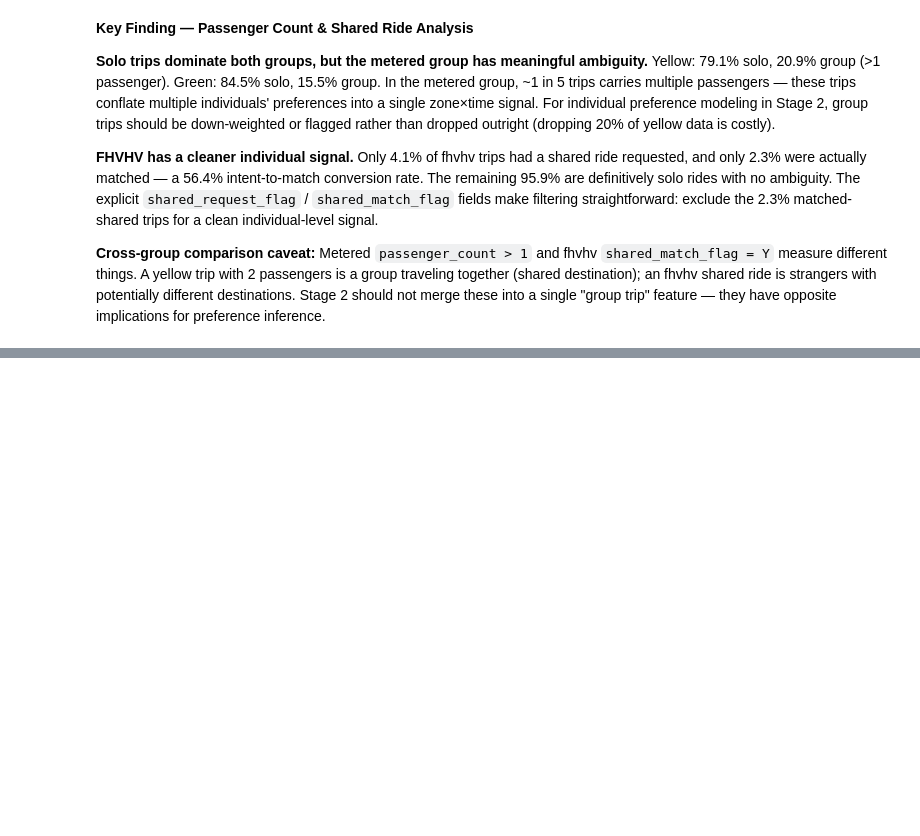
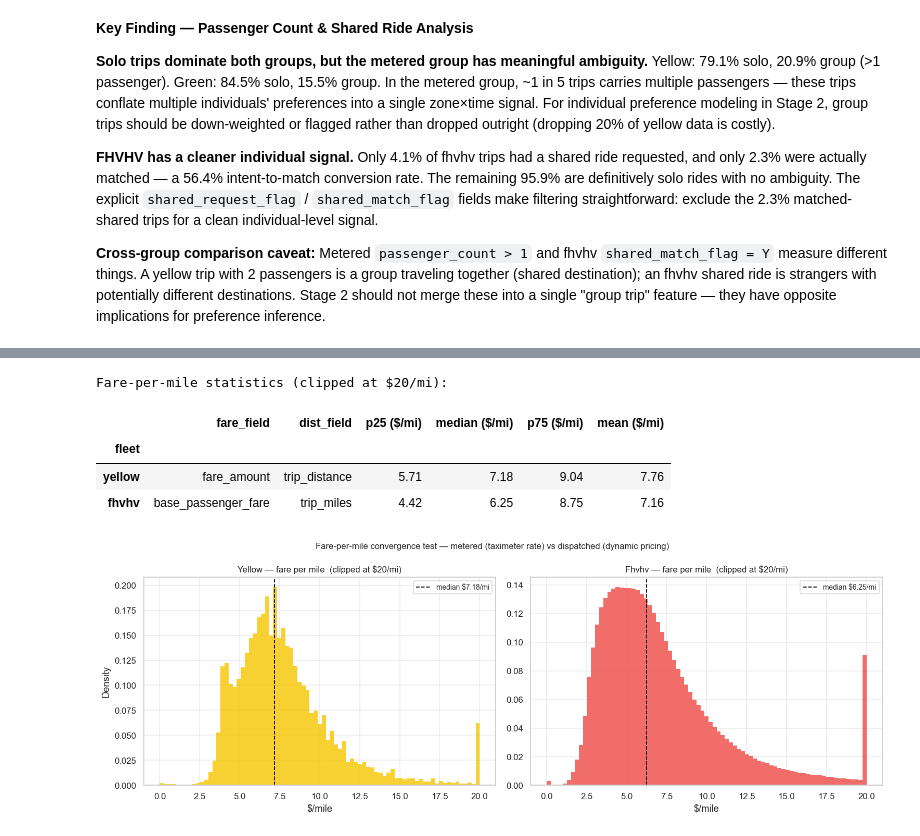
Before and after one commit to tungtt/cab-cravings, a Jupyter notebook: notebooks/01_tlc_eda.ipynb, the cells around one changed output, grey strips where cells are left out. Cells and saved outputs as stored; diff of their text form; code cells hidden in the pictures; blank space fills up the shorter version.

```diff
--- a/notebooks/01_tlc_eda.ipynb
+++ b/notebooks/01_tlc_eda.ipynb
@@ -1288,0 +1578,56 @@ FHVHV: shared requested = 4.10%  matched = 2.31%  intent→match conversion = 56
+# %%
+import numpy as np
+
+# Compute fare per mile — excludes zero/negative distance and negative fares
+fpm_data  = {}
+fpm_stats = []
+
+for fleet, fare_col, dist_col in [
+    ("yellow", "fare_amount",         "trip_distance"),
+    ("fhvhv",  "base_passenger_fare", "trip_miles")
+]:
+    df = pd.read_parquet(FLEET[fleet], columns=[fare_col, dist_col]).dropna()
+    df = df[(df[dist_col] > 0) & (df[fare_col] >= 0)]
+    fpm = (df[fare_col] / df[dist_col]).clip(0, 20)   # clip at $20/mi
+    fpm_data[fleet] = fpm
+    fpm_stats.append({
+        "fleet": fleet,
+        "fare_field": fare_col,
+        "dist_field": dist_col,
+        "p25 ($/mi)": round(fpm.quantile(0.25), 2),
+        "median ($/mi)": round(fpm.median(), 2),
+        "p75 ($/mi)": round(fpm.quantile(0.75), 2),
+        "mean ($/mi)": round(fpm.mean(), 2)
+    })
+
+print("Fare-per-mile statistics (clipped at $20/mi):")
+display(pd.DataFrame(fpm_stats).set_index("fleet"))
+
+# Side-by-side histogram (density normalised — comparable despite volume difference)
+bins = np.linspace(0, 20, 80)
+fig, axes = plt.subplots(1, 2, figsize=(14, 5))
+
+for ax, fleet in zip(axes, ["yellow", "fhvhv"]):
+    fpm = fpm_data[fleet]
+    ax.hist(fpm, bins=bins, color=FLEET_COLORS[fleet], alpha=0.85,
+            edgecolor="none", density=True)
+    ax.axvline(fpm.median(), color="black", linestyle="--", linewidth=1.2,
+               label=f"median ${fpm.median():.2f}/mi")
+    ax.set_title(f"{fleet.title()} — fare per mile  (clipped at $20/mi)", fontsize=11)
+    ax.set_xlabel("$/mile")
+    ax.set_ylabel("Density" if fleet == "yellow" else "")
+    ax.legend(fontsize=9)
+    ax.grid(alpha=0.4)
+
+plt.suptitle(
+    "Fare-per-mile convergence test — metered (taximeter rate) vs dispatched (dynamic pricing)",
+    fontsize=11)
+plt.tight_layout()
+plt.show()
+# %% [output]
+Fare-per-mile statistics (clipped at $20/mi):
+|  | fare_field | dist_field | p25 ($/mi) | median ($/mi) | p75 ($/mi) | mean ($/mi) |
+| fleet |  |  |  |  |  |  |
+| yellow | fare_amount | trip_distance | 5.71 | 7.18 | 9.04 | 7.76 |
+| fhvhv | base_passenger_fare | trip_miles | 4.42 | 6.25 | 8.75 | 7.16 |
+[figure, added]
```
Also changed, not shown: parts of 15 cells of this notebook.
